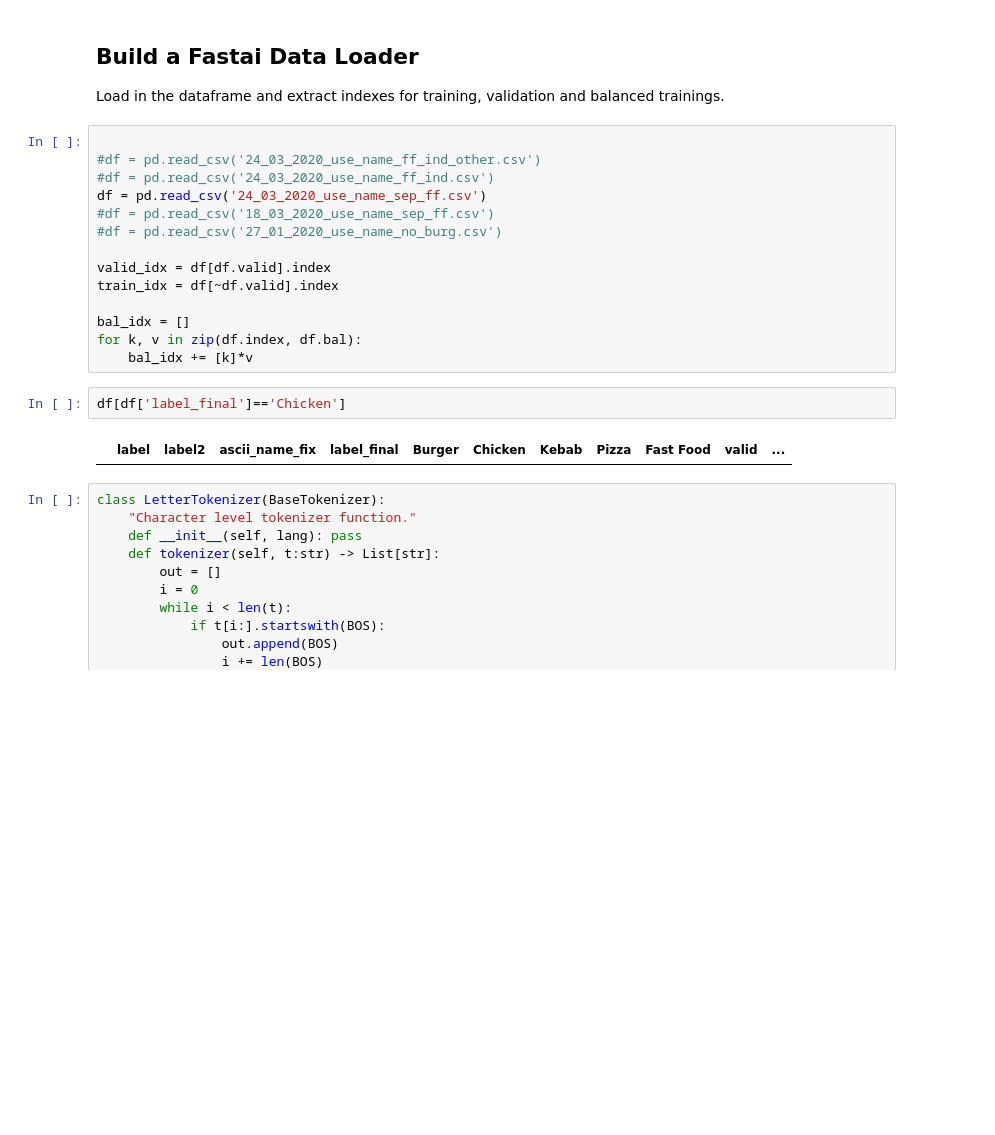
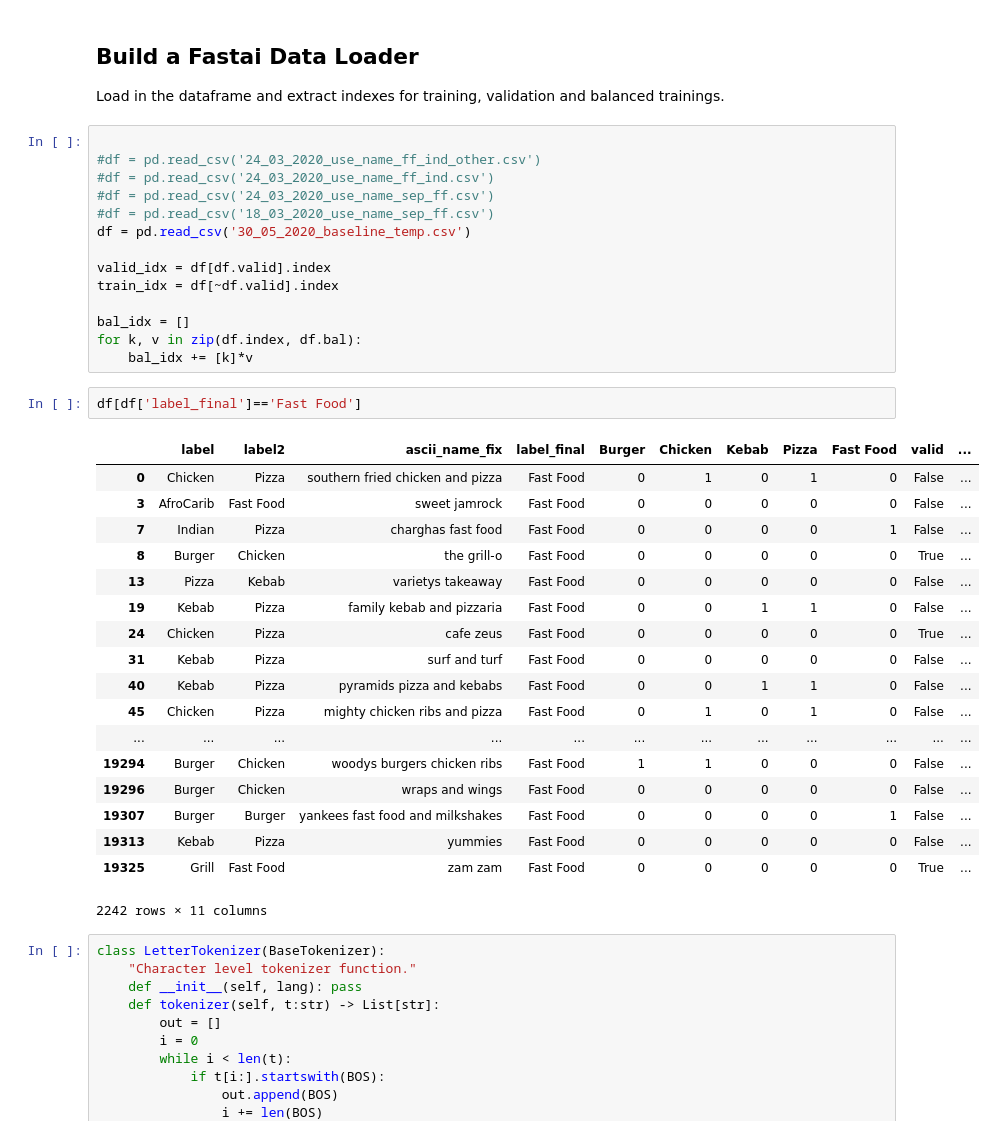
Before and after one commit to tombisho/takeaways, a Jupyter notebook: takeaways_rev_classification_19_03_2020.ipynb, the cells around one changed output. Drawn from its saved outputs; the diff is of its cells as text; blank space fills up the shorter version.

```diff
--- a/takeaways_rev_classification_19_03_2020.ipynb
+++ b/takeaways_rev_classification_19_03_2020.ipynb
@@ -744,9 +760,9 @@ Load in the dataframe and extract indexes for training, validation and balanced
 
 #df = pd.read_csv('24_03_2020_use_name_ff_ind_other.csv')
 #df = pd.read_csv('24_03_2020_use_name_ff_ind.csv')
-df = pd.read_csv('24_03_2020_use_name_sep_ff.csv')
+#df = pd.read_csv('24_03_2020_use_name_sep_ff.csv')
 #df = pd.read_csv('18_03_2020_use_name_sep_ff.csv')
-#df = pd.read_csv('27_01_2020_use_name_no_burg.csv')
+df = pd.read_csv('30_05_2020_baseline_temp.csv')
 
 valid_idx = df[df.valid].index
 train_idx = df[~df.valid].index
@@ -755,9 +771,26 @@ bal_idx = []
 for k, v in zip(df.index, df.bal):
     bal_idx += [k]*v
 # %%
-df[df['label_final']=='Chicken']
+df[df['label_final']=='Fast Food']
 # %% [output]
 |  | label | label2 | ascii_name_fix | label_final | Burger | Chicken | Kebab | Pizza | Fast Food | valid | ... |
+| 0 | Chicken | Pizza | southern fried chicken and pizza | Fast Food | 0 | 1 | 0 | 1 | 0 | False | ... |
+| 3 | AfroCarib | Fast Food | sweet jamrock | Fast Food | 0 | 0 | 0 | 0 | 0 | False | ... |
+| 7 | Indian | Pizza | charghas fast food | Fast Food | 0 | 0 | 0 | 0 | 1 | False | ... |
+| 8 | Burger | Chicken | the grill-o | Fast Food | 0 | 0 | 0 | 0 | 0 | True | ... |
+| 13 | Pizza | Kebab | varietys takeaway | Fast Food | 0 | 0 | 0 | 0 | 0 | False | ... |
+| 19 | Kebab | Pizza | family kebab and pizzaria | Fast Food | 0 | 0 | 1 | 1 | 0 | False | ... |
+| 24 | Chicken | Pizza | cafe zeus | Fast Food | 0 | 0 | 0 | 0 | 0 | True | ... |
+| 31 | Kebab | Pizza | surf and turf | Fast Food | 0 | 0 | 0 | 0 | 0 | False | ... |
+| 40 | Kebab | Pizza | pyramids pizza and kebabs | Fast Food | 0 | 0 | 1 | 1 | 0 | False | ... |
+| 45 | Chicken | Pizza | mighty chicken ribs and pizza | Fast Food | 0 | 1 | 0 | 1 | 0 | False | ... |
+| ... | ... | ... | ... | ... | ... | ... | ... | ... | ... | ... | ... |
+| 19294 | Burger | Chicken | woodys burgers chicken ribs | Fast Food | 1 | 1 | 0 | 0 | 0 | False | ... |
+| 19296 | Burger | Chicken | wraps and wings | Fast Food | 0 | 0 | 0 | 0 | 0 | False | ... |
+| 19307 | Burger | Burger | yankees fast food and milkshakes | Fast Food | 0 | 0 | 0 | 0 | 1 | False | ... |
+| 19313 | Kebab | Pizza | yummies | Fast Food | 0 | 0 | 0 | 0 | 0 | False | ... |
+| 19325 | Grill | Fast Food | zam zam | Fast Food | 0 | 0 | 0 | 0 | 0 | True | ... |
+2242 rows × 11 columns
 # %%
 class LetterTokenizer(BaseTokenizer):
     "Character level tokenizer function."
```
Also changed, not shown: parts of 22 cells of this notebook, 5 other files.
